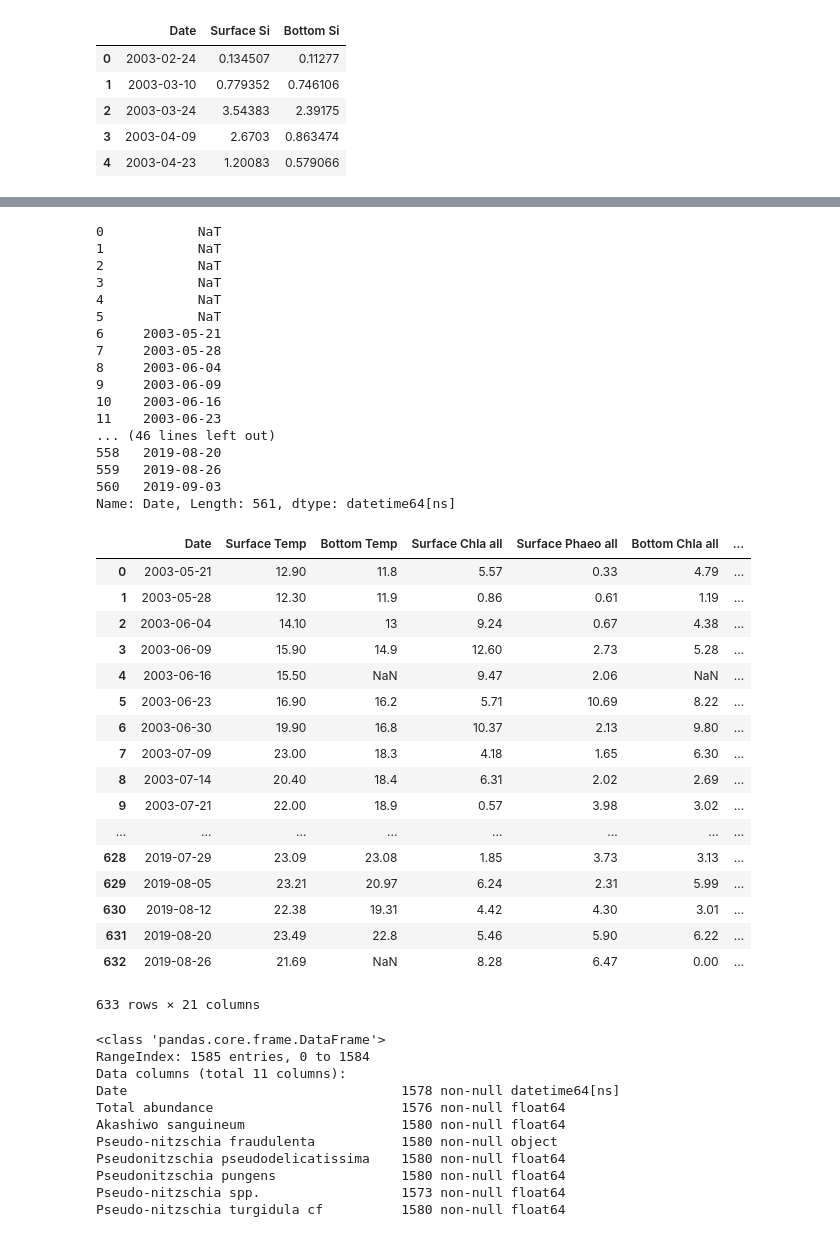
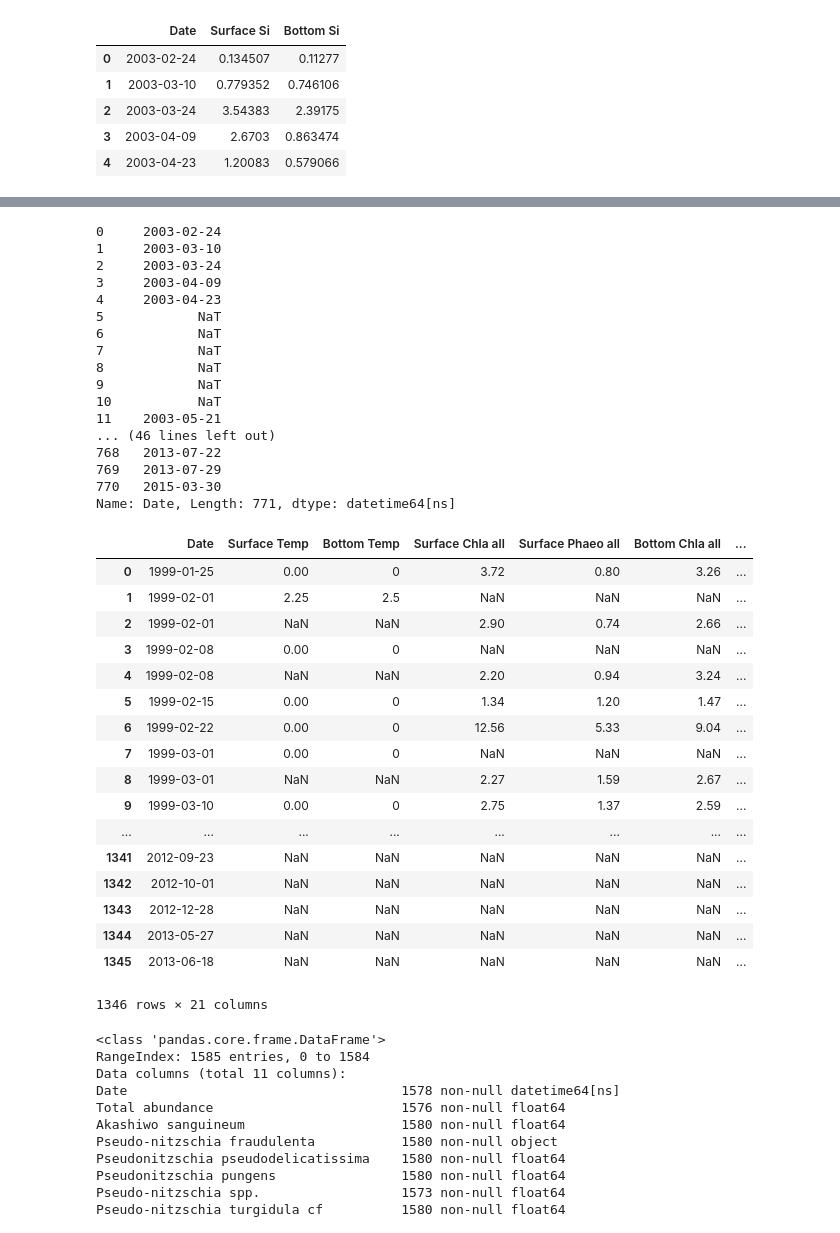
Before and after one commit to Angela-Stahl/uri_csc593, a Jupyter notebook: homework/Assignment 6.ipynb, the cells around one changed output, grey strips where cells are left out. Saved outputs shown, nothing was run; the diff lists cells and outputs as text; code cells hidden in the pictures.

```diff
--- a/homework/Assignment 6.ipynb
+++ b/homework/Assignment 6.ipynb
@@ -18,8 +18,6 @@ print(colnames4)
 ###read in dataset with the col names that was just made
 environ_data=pd.read_csv('../AStahl Dataset/PhysicalData_9.23.2019 .csv', encoding='latin',
                          names=colnames4, skiprows=2)
-###remove the last unwated 'notes' rows/unwanted data
-environ_data=environ_data.iloc[:,:-7]
 ###only pulling the columns I want to use
 environ_data=environ_data.iloc[:,[3,6,7]]
 environ_data.head()
@@ -131,9 +129,10 @@ count_data.head()
 | 4 | 1999-02-22 00:00:00 | 163500.0 | 0.0 | 0 | 0.0 | ... |
 # %%
 #merging some above datasets
-data1=pd.merge(environ_data, chl_data, on=['Date'])
+data1=pd.merge(environ_data, chl_data, on=['Date'], how='outer')
 data1.head()
 #fixing the Date format for environ and chl
+data1=data1[data1.Date!='*data missing']
 data1['Date'] =  pd.to_datetime(data1['Date'],
                               format='%d-%b-%y')
 data1
@@ -159,6 +158,6 @@ Name: Date, Length: 924, dtype: datetime64[ns]
 # %%
 #merging more datasets
-data2=pd.merge(Si_data, NandP_data, on=['Date'])
+data2=pd.merge(Si_data, NandP_data, on=['Date'], how='outer')
 data2.head(15)
 
 #fixing the date format for Si and N/P
@@ -166,46 +165,46 @@ data2['Date'] =  pd.to_datetime(data2['Date'],
                               format='%Y-%m-%d')
 print(data2['Date'])
 # %% [output]
-0            NaT
-1            NaT
-2            NaT
-3            NaT
-4            NaT
+0     2003-02-24
+1     2003-03-10
+2     2003-03-24
+3     2003-04-09
+4     2003-04-23
 5            NaT
-6     2003-05-21
-7     2003-05-28
-8     2003-06-04
-9     2003-06-09
-10    2003-06-16
-11    2003-06-23
+6            NaT
+7            NaT
+8            NaT
+9            NaT
+10           NaT
+11    2003-05-21
 ... (46 lines left out)
-558   2019-08-20
-559   2019-08-26
-560   2019-09-03
-Name: Date, Length: 561, dtype: datetime64[ns]
+768   2013-07-22
+769   2013-07-29
+770   2015-03-30
+Name: Date, Length: 771, dtype: datetime64[ns]
 # %%
 #merging the first 4 datasets
-data3=pd.merge(data1,data2, on=['Date'])
+data3=pd.merge(data1,data2, on=['Date'], how='outer')
 data3
 # %% [output]
 |  | Date | Surface Temp | Bottom Temp | Surface Chla all | Surface Phaeo all | Bottom Chla all | ... |
-| 0 | 2003-05-21 | 12.90 | 11.8 | 5.57 | 0.33 | 4.79 | ... |
-| 1 | 2003-05-28 | 12.30 | 11.9 | 0.86 | 0.61 | 1.19 | ... |
-| 2 | 2003-06-04 | 14.10 | 13 | 9.24 | 0.67 | 4.38 | ... |
-| 3 | 2003-06-09 | 15.90 | 14.9 | 12.60 | 2.73 | 5.28 | ... |
-| 4 | 2003-06-16 | 15.50 | NaN | 9.47 | 2.06 | NaN | ... |
-| 5 | 2003-06-23 | 16.90 | 16.2 | 5.71 | 10.69 | 8.22 | ... |
-| 6 | 2003-06-30 | 19.90 | 16.8 | 10.37 | 2.13 | 9.80 | ... |
-| 7 | 2003-07-09 | 23.00 | 18.3 | 4.18 | 1.65 | 6.30 | ... |
-| 8 | 2003-07-14 | 20.40 | 18.4 | 6.31 | 2.02 | 2.69 | ... |
-| 9 | 2003-07-21 | 22.00 | 18.9 | 0.57 | 3.98 | 3.02 | ... |
+| 0 | 1999-01-25 | 0.00 | 0 | 3.72 | 0.80 | 3.26 | ... |
+| 1 | 1999-02-01 | 2.25 | 2.5 | NaN | NaN | NaN | ... |
+| 2 | 1999-02-01 | NaN | NaN | 2.90 | 0.74 | 2.66 | ... |
+| 3 | 1999-02-08 | 0.00 | 0 | NaN | NaN | NaN | ... |
+| 4 | 1999-02-08 | NaN | NaN | 2.20 | 0.94 | 3.24 | ... |
+| 5 | 1999-02-15 | 0.00 | 0 | 1.34 | 1.20 | 1.47 | ... |
+| 6 | 1999-02-22 | 0.00 | 0 | 12.56 | 5.33 | 9.04 | ... |
+| 7 | 1999-03-01 | 0.00 | 0 | NaN | NaN | NaN | ... |
+| 8 | 1999-03-01 | NaN | NaN | 2.27 | 1.59 | 2.67 | ... |
+| 9 | 1999-03-10 | 0.00 | 0 | 2.75 | 1.37 | 2.59 | ... |
 | ... | ... | ... | ... | ... | ... | ... | ... |
-| 628 | 2019-07-29 | 23.09 | 23.08 | 1.85 | 3.73 | 3.13 | ... |
-| 629 | 2019-08-05 | 23.21 | 20.97 | 6.24 | 2.31 | 5.99 | ... |
-| 630 | 2019-08-12 | 22.38 | 19.31 | 4.42 | 4.30 | 3.01 | ... |
-| 631 | 2019-08-20 | 23.49 | 22.8 | 5.46 | 5.90 | 6.22 | ... |
-| 632 | 2019-08-26 | 21.69 | NaN | 8.28 | 6.47 | 0.00 | ... |
+| 1341 | 2012-09-23 | NaN | NaN | NaN | NaN | NaN | ... |
+| 1342 | 2012-10-01 | NaN | NaN | NaN | NaN | NaN | ... |
+| 1343 | 2012-12-28 | NaN | NaN | NaN | NaN | NaN | ... |
+| 1344 | 2013-05-27 | NaN | NaN | NaN | NaN | NaN | ... |
+| 1345 | 2013-06-18 | NaN | NaN | NaN | NaN | NaN | ... |
-633 rows × 21 columns
+1346 rows × 21 columns
 # %%
 #fixing the count data date format
 count_data['Date']= pd.to_datetime(count_data['Date'],errors='coerce')
```
Also changed, not shown: parts of 5 cells of this notebook, 2 other files.
